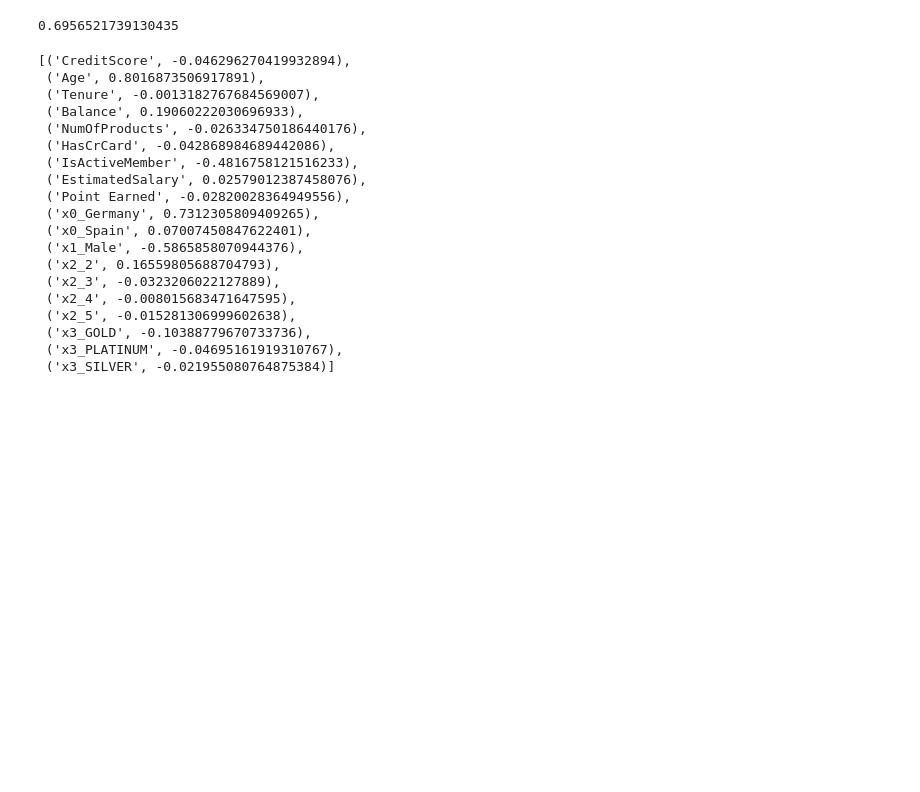
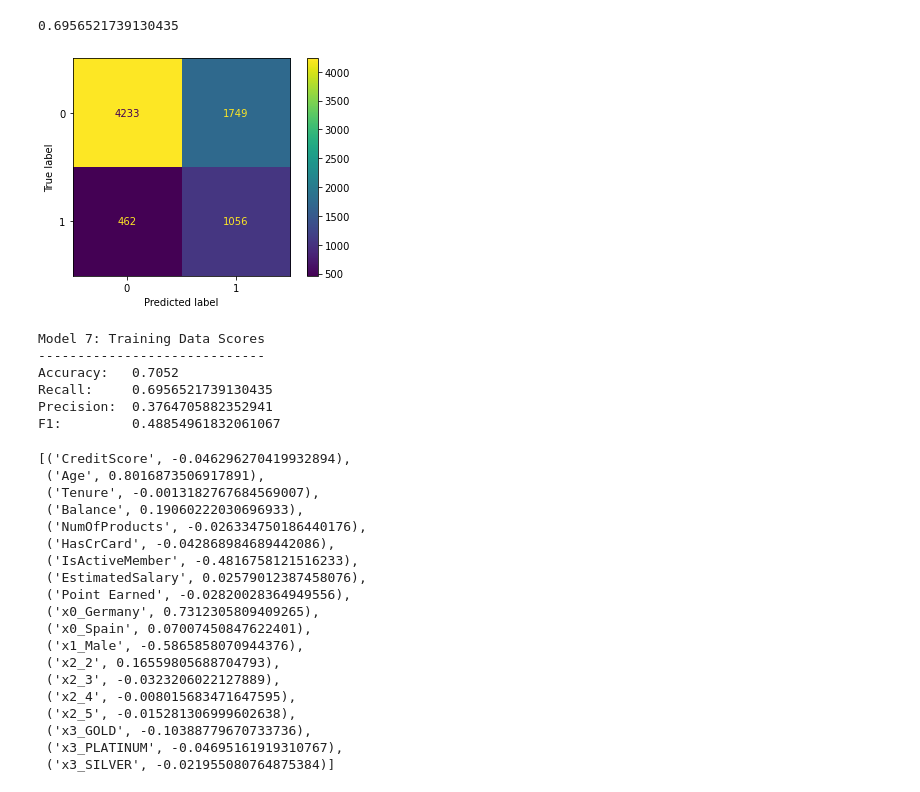
Before and after one commit to SamBen804/Bank_Customer_Churn_Analysis, a Jupyter notebook: Final_Notebook.ipynb, the cells around one changed output. Cells and saved outputs as stored; diff of their text form; code cells hidden in the pictures; blank space fills up the shorter version.

```diff
--- a/Final_Notebook.ipynb
+++ b/Final_Notebook.ipynb
@@ -707,6 +781,24 @@ cross_val_score(model_7, X_features, y_train, scoring='recall').mean()
 recall_score(y_train, model_7.predict(X_features))
 # %% [output]
 0.6956521739130435
+# %%
+plot_confusion_matrix(model_7, X_features, y_train);
+# %% [output]
+[figure, added]
+# %%
+print('Model 7: Training Data Scores')
+print('-----------------------------')
+print(f'Accuracy:   {accuracy_score(y_train, model_7.predict(X_features))}')
+print(f'Recall:     {recall_score(y_train, model_7.predict(X_features))}')
+print(f'Precision:  {precision_score(y_train, model_7.predict(X_features))}')
+print(f'F1:         {f1_score(y_train, model_7.predict(X_features))}')
+# %% [output]
+Model 7: Training Data Scores
+-----------------------------
+Accuracy:   0.7052
+Recall:     0.6956521739130435
+Precision:  0.3764705882352941
+F1:         0.48854961832061067
 # %%
 # match with features/column names
 list(zip(X_features.columns, list(model_7.coef_[0])))
```
Also changed, not shown: parts of 28 cells of this notebook.
